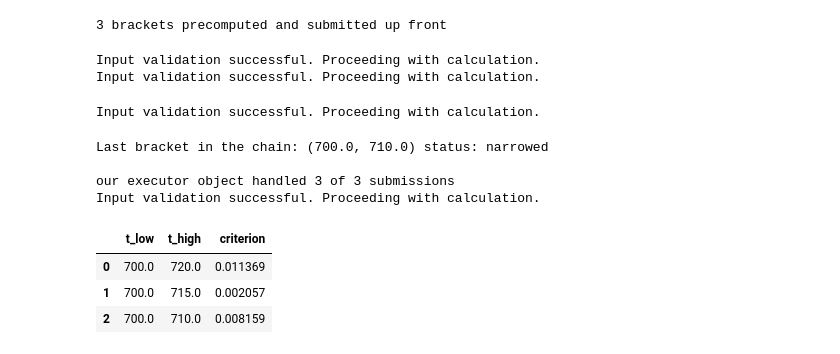
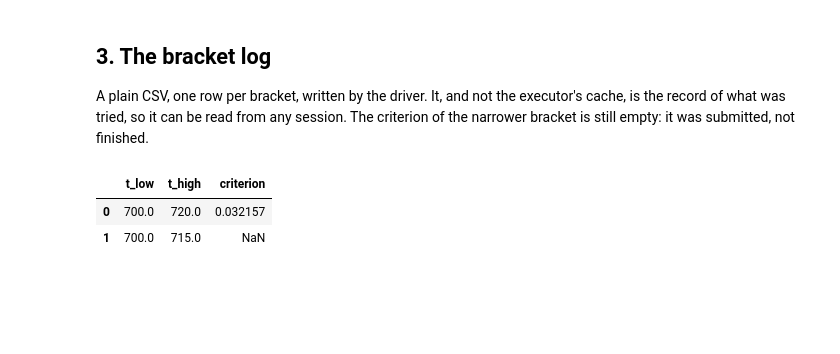
Before and after one commit to prabhath-c/phase_diagram_workflows, a Jupyter notebook: notebooks/ts_convergence/single/manual.ipynb, the cells around one changed output. Cells and saved outputs as stored; diff of their text form; code cells hidden in the pictures; blank space fills up the shorter version.

```diff
--- a/notebooks/ts_convergence/single/manual.ipynb
+++ b/notebooks/ts_convergence/single/manual.ipynb
@@ -113,26 +53,24 @@ Executor ready!
 # %%
-# A real calphy run here (100/100 steps on 32 atoms) takes on the order of
-# 10-20s wall time including executor/LAMMPS startup -- poll patiently, and
-# don't stop on "incomplete": that status can also mean "read the directory
-# mid-write", which resolves itself on the next poll once calphy finishes.
+root = str(_common.results_directory("single_manual"))
+executor = SingleNodeExecutor(hostname_localhost=True, max_cores=1, cache_directory=os.path.join(root, "executorlib_cache"))
+
 result = {"status": "pending"}
-for elapsed in range(0, 200, 10):
-    if result["status"] not in ("pending", "incomplete"):
-        break
+start = time.time()
+while result["status"] in ("pending", "incomplete") and time.time() - start < 600:
     result = refine_temperature_bracket_manually(
         input_structure=structure,
-        calphy_parameters=ts_params,
+        calphy_parameters=calphy_parameters,
         potential_df=potential_df,
         executor=executor,
-        working_directory_root=manual_working_directory_root,
-        initial_bracket=(700.0, 720.0),
-        tolerance=-1.0,  # deterministically unreachable -- forces a narrowing step
-        step_upper=10.0,
+        working_directory_root=root,
+        initial_bracket=INITIAL_BRACKET,
+        tolerance=-1.0,        # unreachable: forces a narrowing step
+        step_upper=5.0,
     )
-    print(f"[{elapsed}s] {result['status']} {result['bracket']}")
+    print(f"[{time.time() - start:5.0f} s] {result['status']:12s} {result['bracket']}")
     if result["status"] in ("pending", "incomplete"):
-        time.sleep(10)
+        time.sleep(5)
 
-print("\nFinal status:", result["status"], "at bracket", result["bracket"])
 executor.shutdown(wait=False, cancel_futures=False)
+assert result["status"] == "resubmitted", result
 # %% [output]
@@ -197,40 +83,10 @@ my_executor = SubmitCountingExecutor(real_executor)  # <-- bring your own execut
-# %%
-futures, working_directory = refine_temperature_bracket_with_chain(
-    input_structure=structure,
-    calphy_parameters=ts_params,
-    potential_df=potential_df,
-    executor=my_executor,  # the exact object constructed above -- nothing else submits anything
-    working_directory_root=auto_working_directory_root,
-    initial_bracket=(700.0, 720.0),
-    tolerance=-1.0,  # deterministically unreachable -- forces every hop to actually run
-    step_upper=5.0,
-    max_iterations=2,
-)
-
-print(f"{len(futures)} brackets precomputed and submitted up front")
-
-# Waiting on the LAST future is only meaningful if executorlib's dependency
-# resolution genuinely drove every earlier step to completion first --
-# that's exactly what's being demonstrated here.
-last_result = futures[-1].result()
-print("Last bracket in the chain:", last_result["bracket"], "status:", last_result["status"])
-
-print(f"\nour executor object handled {my_executor.submit_count} of {len(futures)} submissions")
-real_executor.shutdown(wait=False, cancel_futures=False)
-# %% [output]
-3 brackets precomputed and submitted up front
-Input validation successful. Proceeding with calculation.
-Input validation successful. Proceeding with calculation.
-Input validation successful. Proceeding with calculation.
-Last bracket in the chain: (700.0, 710.0) status: narrowed
-
-our executor object handled 3 of 3 submissions
-Input validation successful. Proceeding with calculation.
+# %% [markdown]
+## 3. The bracket log
+
+A plain CSV, one row per bracket, written by the driver. It, and not the executor's cache, is the record of what was tried, so it can be read from any session. The criterion of the narrower bracket is still empty: it was submitted, not finished.
 # %%
-auto_bracket_log = pd.read_csv(os.path.join(auto_working_directory_root, "bracket_log.csv"))
-auto_bracket_log
+pd.read_csv(os.path.join(root, "bracket_log.csv"))
 # %% [output]
 |  | t_low | t_high | criterion |
-| 0 | 700.0 | 720.0 | 0.011369 |
-| 1 | 700.0 | 715.0 | 0.002057 |
-| 2 | 700.0 | 710.0 | 0.008159 |
+| 0 | 700.0 | 720.0 | 0.032157 |
+| 1 | 700.0 | 715.0 | NaN |
```
Also changed, not shown: parts of 22 cells of this notebook, 6 other files.
